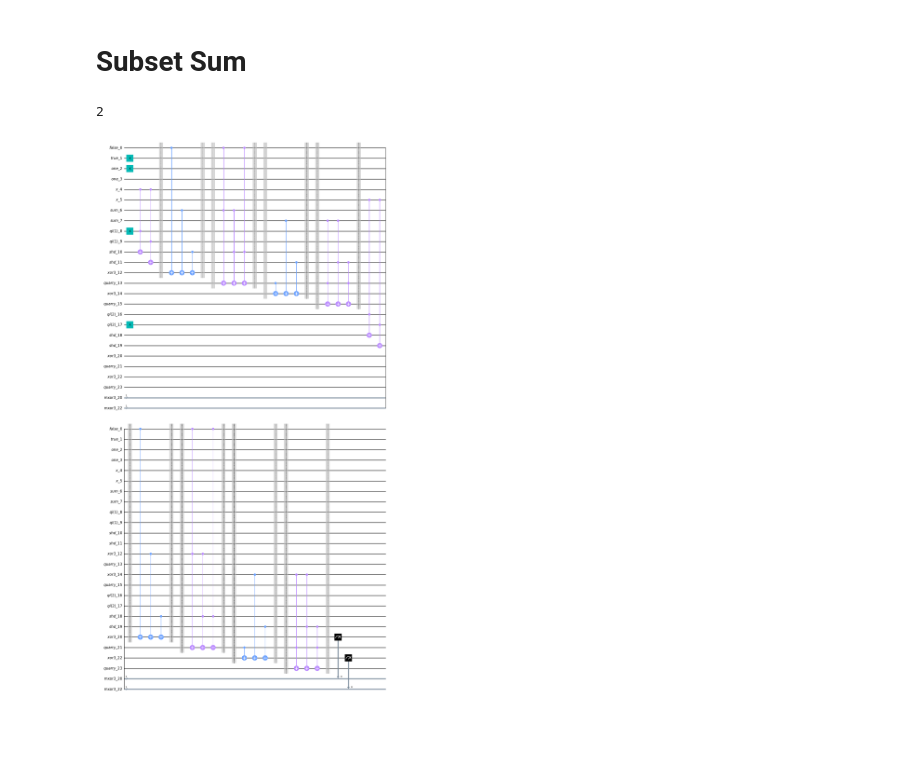
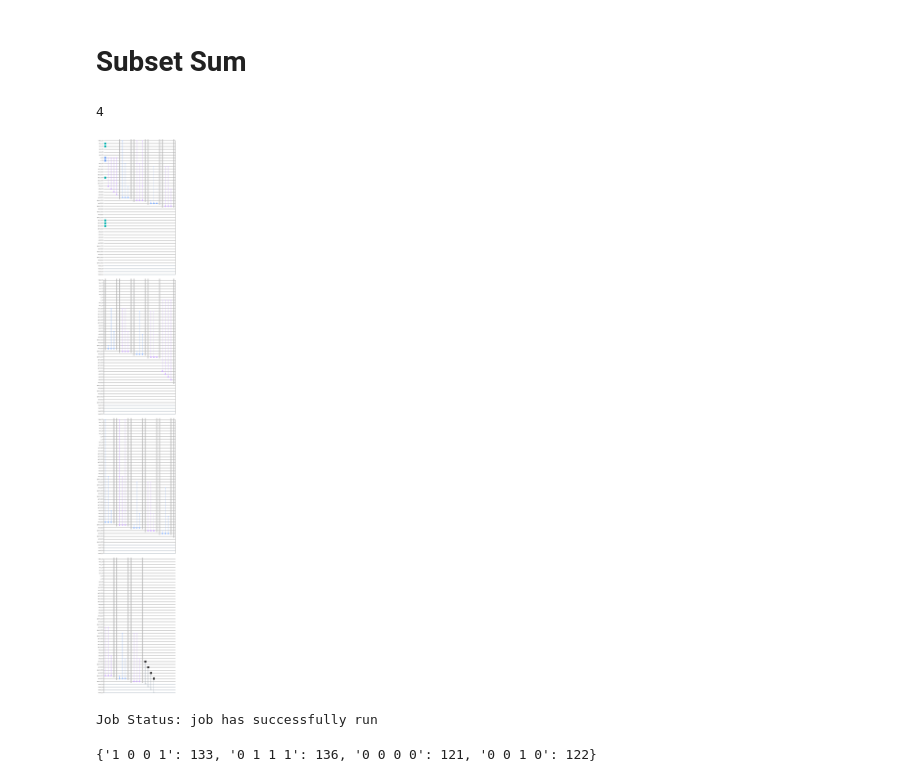
Before and after one commit to ABenoit0226/quantum-place-route, a Jupyter notebook: adder_logic_script.ipynb, the cells around one changed output. Drawn from its saved outputs; the diff is of its cells as text; code cells hidden in the pictures; blank space fills up the shorter version.

```diff
--- a/adder_logic_script.ipynb
+++ b/adder_logic_script.ipynb
@@ -239,6 +239,14 @@ class QArith:
             ans.append(s)
         return ans
 
+    def varadd(self, val1, val2):
+        if len(val1) > len(val2):
+            return self.varadd(val2, val1)
+        ##
+        ## length of val1 is no bigger than val2
+        ##
+        ## Sam and Angelo
+
     def onescomp(self, val):
         self.qc.barrier()
         ans = []
@@ -358,10 +358,15 @@ class QSubsetSum:
 # %%
 qc = QC()
-s = [1,2] #4,9,26,12]
+s = [2,7] #4,9,26,12]
 target = 33
 qsub = QSubsetSum(qc, s, target)
 qsub.run()
 qc.draw('mpl')
 # %% [output]
-2
+4
-[figure, old version]
+[figure, new version]
+# %%
+qc.bem()
+# %% [output]
+Job Status: job has successfully run
+{'1 0 0 1': 133, '0 1 1 1': 136, '0 0 0 0': 121, '0 0 1 0': 122}
```
Also changed, not shown: parts of 3 cells of this notebook.
